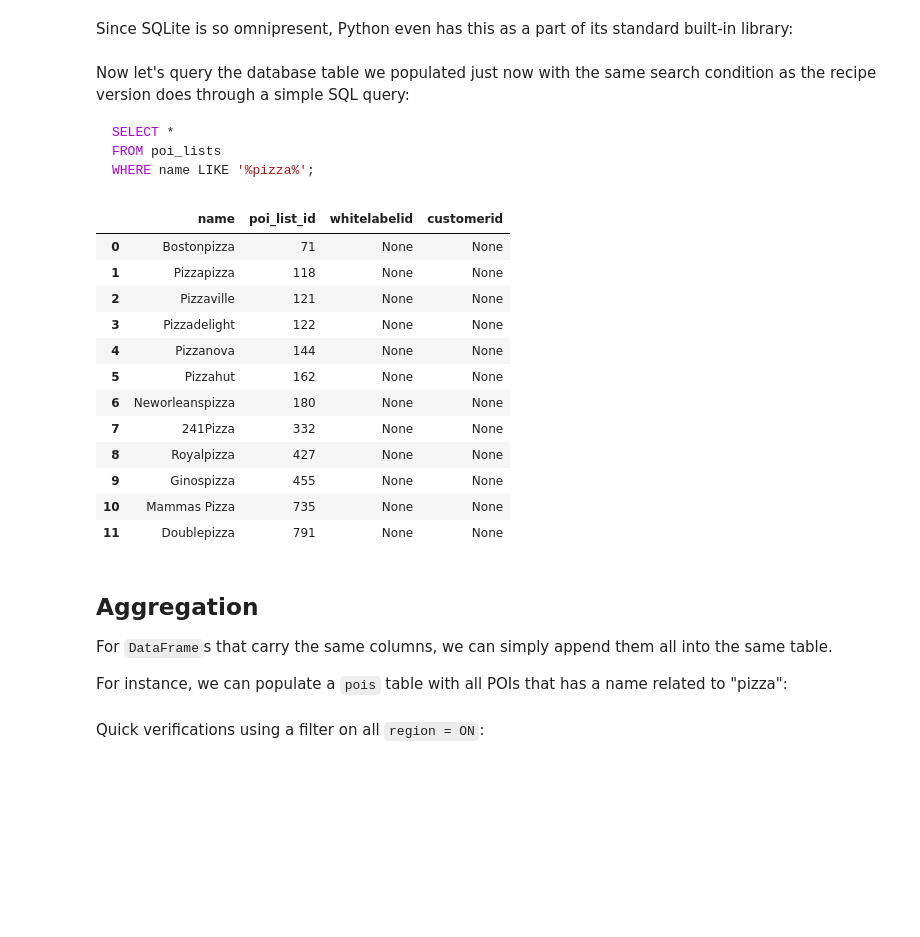
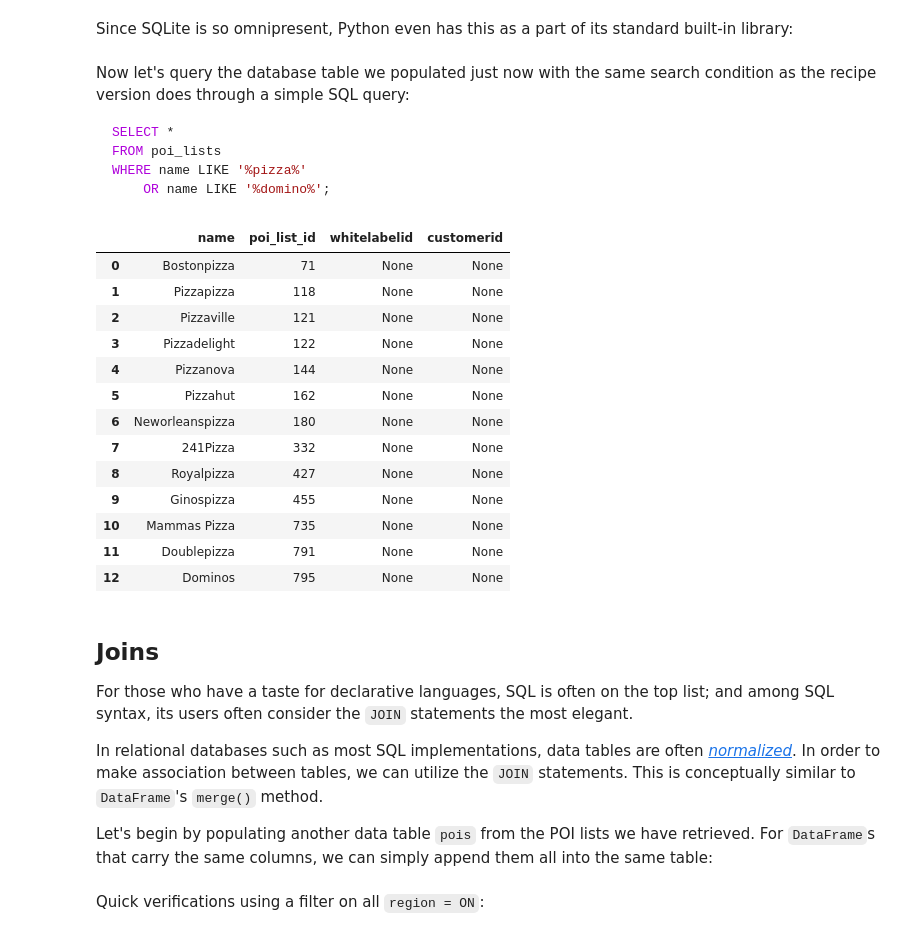
Before and after one commit to EQWorks/python-curriculum, a Jupyter notebook: data-analysis/11-work-with-sql.ipynb, the cells around one changed output. Drawn from its saved outputs; the diff is of its cells as text; code cells hidden in the pictures; blank space fills up the shorter version.

````diff
--- a/data-analysis/11-work-with-sql.ipynb
+++ b/data-analysis/11-work-with-sql.ipynb
@@ -113,43 +113,47 @@ Now let's query the database table we populated just now with the same search co
 ```sql
 SELECT *
 FROM poi_lists
-WHERE name LIKE '%pizza%';
+WHERE name LIKE '%pizza%'
+    OR name LIKE '%domino%';
 ```
 # %%
 import pandas as pd
 
+query = '''
+    SELECT *
+    FROM poi_lists
+    WHERE name LIKE '%pizza%'
+        OR name LIKE '%domino%';
+'''
+
 with sql.connect('global_poi_lists.db') as con:
     # read it out
-    pizzas_db = pd.read_sql(
-        sql='''
-            SELECT *
-            FROM poi_lists
-            WHERE name LIKE '%pizza%';
-        ''',
-        con=con,
-    )
+    pizzas_db = pd.read_sql(query, con=con)
 
 pizzas_db
 # %% [output]
 |  | name | poi_list_id | whitelabelid | customerid |
 | 0 | Bostonpizza | 71 | None | None |
 | 1 | Pizzapizza | 118 | None | None |
 | 2 | Pizzaville | 121 | None | None |
 | 3 | Pizzadelight | 122 | None | None |
 | 4 | Pizzanova | 144 | None | None |
 | 5 | Pizzahut | 162 | None | None |
 | 6 | Neworleanspizza | 180 | None | None |
 | 7 | 241Pizza | 332 | None | None |
 | 8 | Royalpizza | 427 | None | None |
 | 9 | Ginospizza | 455 | None | None |
 | 10 | Mammas Pizza | 735 | None | None |
 | 11 | Doublepizza | 791 | None | None |
+| 12 | Dominos | 795 | None | None |
-# %% [markdown]
-## Aggregation
-
-For `DataFrame`s that carry the same columns, we can simply append them all into the same table.
-
-For instance, we can populate a `pois` table with all POIs that has a name related to "pizza":
+# %% [markdown]
+## Joins
+
+For those who have a taste for declarative languages, SQL is often on the top list; and among SQL syntax, its users often consider the `JOIN` statements the most elegant.
+
+In relational databases such as most SQL implementations, data tables are often [_normalized_](https://en.wikipedia.org/wiki/Database_normalization). In order to make association between tables, we can utilize the `JOIN` statements. This is conceptually similar to `DataFrame`'s `merge()` method.
+
+Let's begin by populating another data table `pois` from the POI lists we have retrieved. For `DataFrame`s that carry the same columns, we can simply append them all into the same table:
 # %%
 import locussdk as locus
 
````
Also changed, not shown: parts of 16 cells of this notebook.
